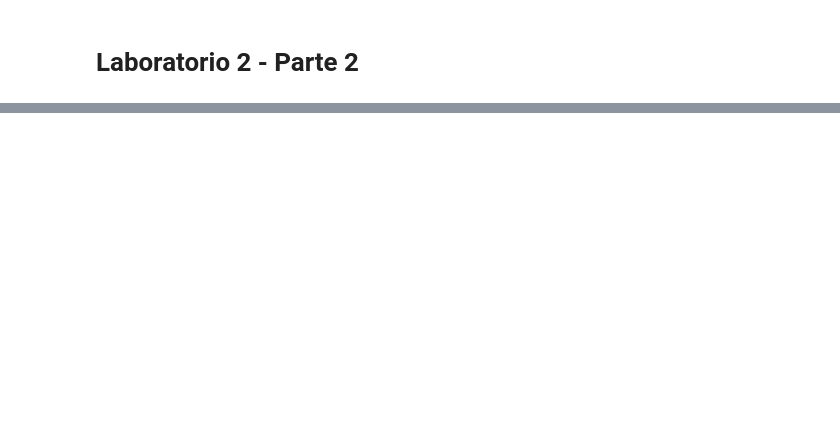
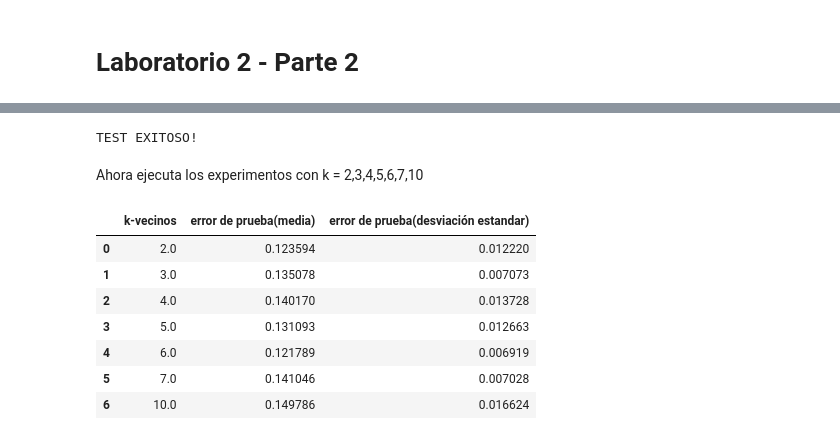
Before and after one commit to jdariasl/ML_2020, a Jupyter notebook: Labs/lab2/lab2_parte2.ipynb, the cells around one changed output, grey strips where cells are left out. Cells and saved outputs as stored; diff of their text form; code cells hidden in the pictures; blank space fills up the shorter version.

```diff
--- a/Labs/lab2/lab2_parte2.ipynb
+++ b/Labs/lab2/lab2_parte2.ipynb
@@ -242,0 +169,57 @@ Responda:
+# %%
+#Ejercicio de código
+def experimentar (X, Y, ks):
+    """Función que realiza los experimentos con knn usando
+       una estrategia de validacion entrenamiento y pruebas
+    X: matriz de numpy conjunto con muestras y caracteristicas
+    Y: vector de numpy con los valores a predecir
+    ks: List[int/float] lista con los valores de k-vecinos a usar
+    retorna: dataframe con los resultados, debe contener las siguientes columnas:
+        - los k-vecinos, el error-mape medio de prueba, la desviacion estandar del error-mape
+    """
+
+    resultados = pd.DataFrame()
+    idx = 0
+    # iteramos sobre la lista de k's
+    for k in ks:
+        # lista para almacenar los errores de cada iteración
+        # de la validación
+        error_temp = []
+
+        # iteramos para validar
+        for j in range(3):
+            # dividimos usando la función
+            Xtrain, Xtest, Ytrain, Ytest = train_test_split(X,Y)
+            scaler = StandardScaler()
+            scaler.fit(Xtrain)
+            Xtrain= scaler.transform(Xtrain)
+            Xtest = scaler.transform(Xtest)
+            Yest, _ = KNN_regresion(Xtrain,Ytrain, Xtest, k)
+            errorTest = MAPE(Yest,Ytest)
+            error_temp.append(errorTest)
+
+        resultados.loc[idx,'k-vecinos'] = k
+        resultados.loc[idx,'error de prueba(media)'] = np.mean(error_temp)
+        resultados.loc[idx,'error de prueba(desviación estandar)'] = np.std(error_temp)
+        idx+=1
+
+    return (resultados)
+# %%
+## la funcion que prueba tu implementacion
+GRADER.run_test("ejercicio3", experimentar)
+# %% [output]
+TEST EXITOSO!
+# %% [markdown]
+Ahora ejecuta los experimentos con k = 2,3,4,5,6,7,10
+# %%
+resultados = experimentar (x, y,[2,3,4,5,6,7,10])
+resultados
+# %% [output]
+|  | k-vecinos | error de prueba(media) | error de prueba(desviación estandar) |
+| 0 | 2.0 | 0.123594 | 0.012220 |
+| 1 | 3.0 | 0.135078 | 0.007073 |
+| 2 | 4.0 | 0.140170 | 0.013728 |
+| 3 | 5.0 | 0.131093 | 0.012663 |
+| 4 | 6.0 | 0.121789 | 0.006919 |
+| 5 | 7.0 | 0.141046 | 0.007028 |
+| 6 | 10.0 | 0.149786 | 0.016624 |
```
Also changed, not shown: parts of 59 cells of this notebook, 3 other files.
